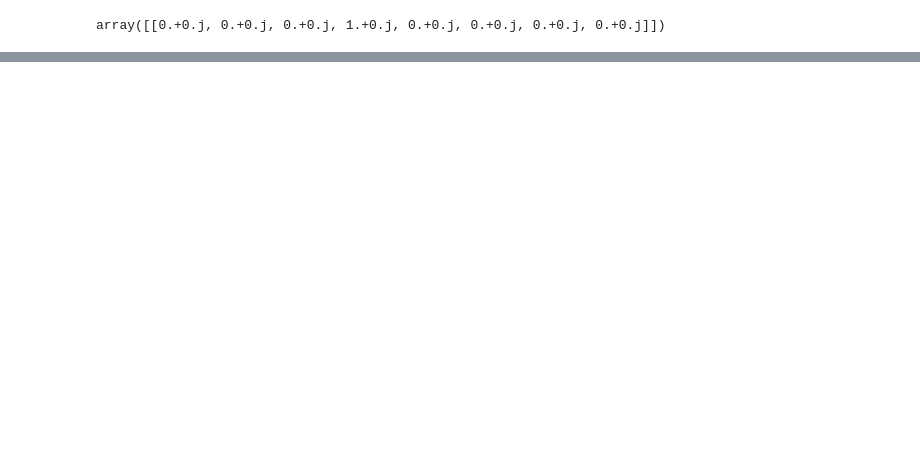
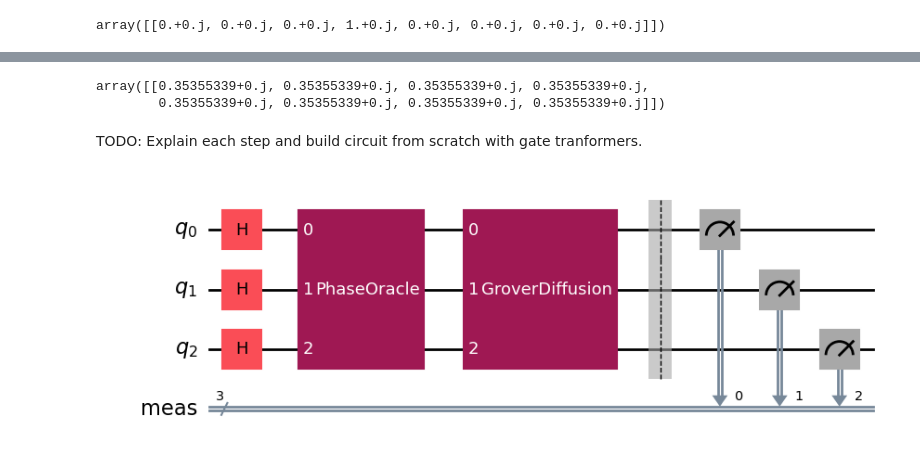
Before and after one commit to CarloLepelaars/skq, a Jupyter notebook: nbs/grover.ipynb, the cells around one changed output, grey strips where cells are left out. Cells and saved outputs as stored; diff of their text form; code cells hidden in the pictures; blank space fills up the shorter version.

```diff
--- a/nbs/grover.ipynb
+++ b/nbs/grover.ipynb
@@ -39,0 +58,13 @@ assert np.isclose(result.round(), target_state).all()
+# %%
+pipe[0].transform(state0)
+# %% [output]
+array([[0.35355339+0.j, 0.35355339+0.j, 0.35355339+0.j, 0.35355339+0.j,
+        0.35355339+0.j, 0.35355339+0.j, 0.35355339+0.j, 0.35355339+0.j]])
+# %% [markdown]
+TODO: Explain each step and build circuit from scratch with gate tranformers.
+# %%
+qiskit_circuit = pipeline_to_qiskit_circuit(pipe, num_qubits=n_qubits, measure_all=True)
+# %%
+qiskit_circuit.draw('mpl')
+# %% [output]
+[figure, added]
```
Also changed, not shown: parts of 5 cells of this notebook, 7 other files.
